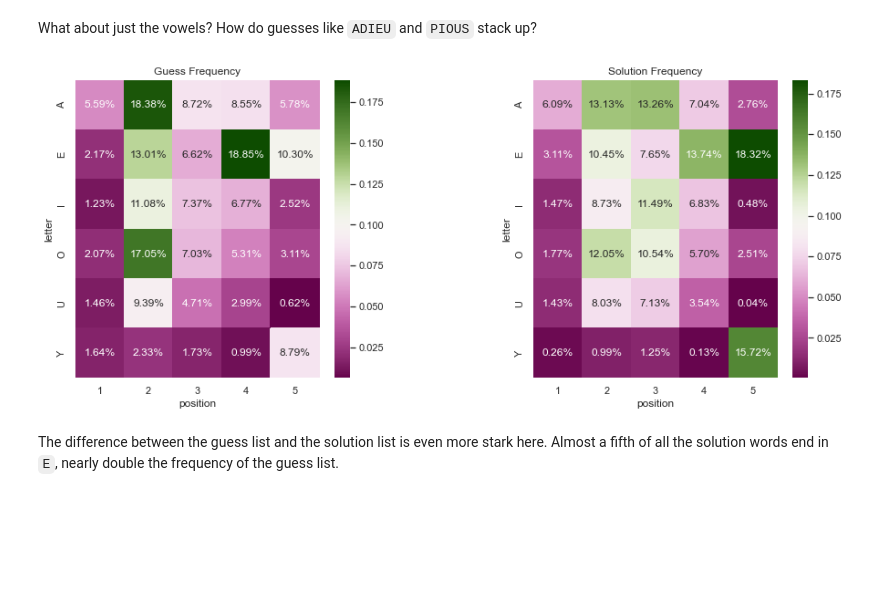
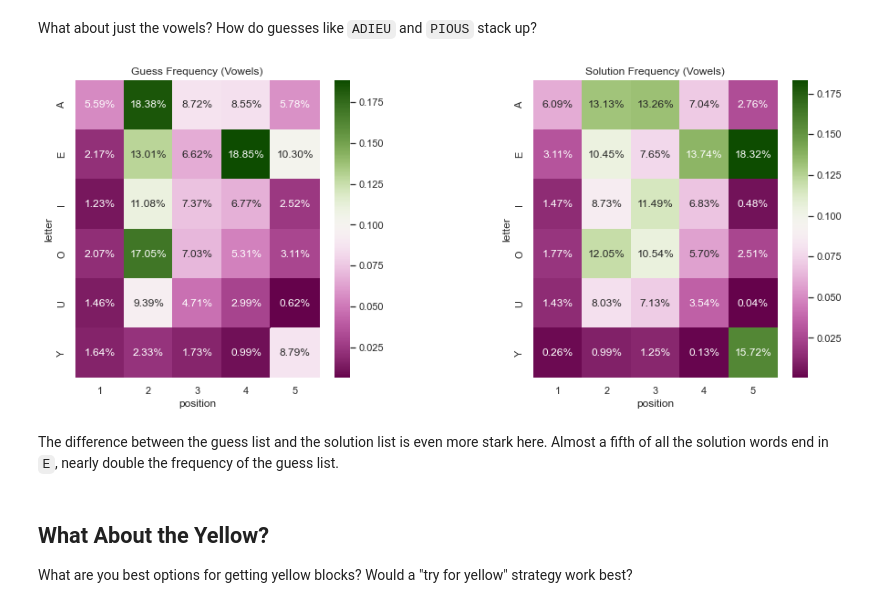
Before and after one commit to vwallen/personal-notebooks, a Jupyter notebook: wordle-letters/wordle-letters.ipynb, the cells around one changed output. Saved outputs shown, nothing was run; the diff lists cells and outputs as text; code cells hidden in the pictures; blank space fills up the shorter version.

Commit message:
Updates wordle-letters

```diff
--- a/wordle-letters/wordle-letters.ipynb
+++ b/wordle-letters/wordle-letters.ipynb
@@ -14,7 +14,7 @@ First, load the valid guess and solution lists into Pandas DataFrames where each
 def load_words(in_path):
     words = pd.read_csv(in_path)
     letters = words["word"].str.upper().str.split('', expand=True).drop(columns=[0, 6])
-    return words.join(letters).sample(frac=1, random_state=15).reset_index()
+    return words.join(letters).sample(frac=1, random_state=15).reset_index().drop(columns=['index'])
 
 
 guesses = load_words('valid_guesses.csv')
@@ -48,8 +48,7 @@ Here I'm using only the positional columns and applying the `value_counts` funct
 Normalized results are good for comparing the results between the valid guesses and valid solutions.
 # %%
 def get_frequency(df, normalize=False):
-    fill = 0.0 if normalize else 0
-    return df.drop(columns=["index","word"]).apply(lambda x: x.value_counts(normalize=normalize)).fillna(fill).convert_dtypes()
+    return df.drop(columns=["word"]).apply(lambda x: x.value_counts(normalize=normalize)).fillna(0.0).convert_dtypes()
 
 guess_freq = get_frequency(guesses, normalize=True)
 solution_freq = get_frequency(solutions, normalize=True)
@@ -118,28 +117,31 @@ What about just the vowels? How do guesses like `ADIEU` and `PIOUS` stack up?
 # %%
 guess_vowels = guess_freq.loc[['A','E','I','O','U','Y']]
 solution_vowels = solution_freq.loc[['A','E','I','O','U','Y']]
 
 fig, axes = plt.subplots(1, 2, figsize=(15, 6))
 fig.subplots_adjust(wspace=0.5)
 hm1 = sns.heatmap(
     guess_vowels.astype(float),
     ax=axes[0], cmap=cm.bam,
     annot=True, fmt='.2%'
 ).set(
-    title='Guess Frequency',
+    title='Guess Frequency (Vowels)',
     xlabel='position',
     ylabel='letter'
 )
 hm2 = sns.heatmap(
     solution_vowels.astype(float),
     ax=axes[1], cmap=cm.bam,
     annot=True, fmt='.2%'
 ).set(
-    title='Solution Frequency',
+    title='Solution Frequency (Vowels)',
     xlabel='position',
     ylabel='letter'
 )
 # %% [output]
-[figure, old version]
+[figure, new version]
 # %% [markdown]
 The difference between the guess list and the solution list is even more stark here. Almost a fifth of all the solution words end in `E`, nearly double the frequency of the guess list.
+# %% [markdown]
+## What About the Yellow?
+What are you best options for getting yellow blocks? Would a "try for yellow" strategy work best?
```
Also changed, not shown: parts of 8 cells of this notebook, 1 other file.
